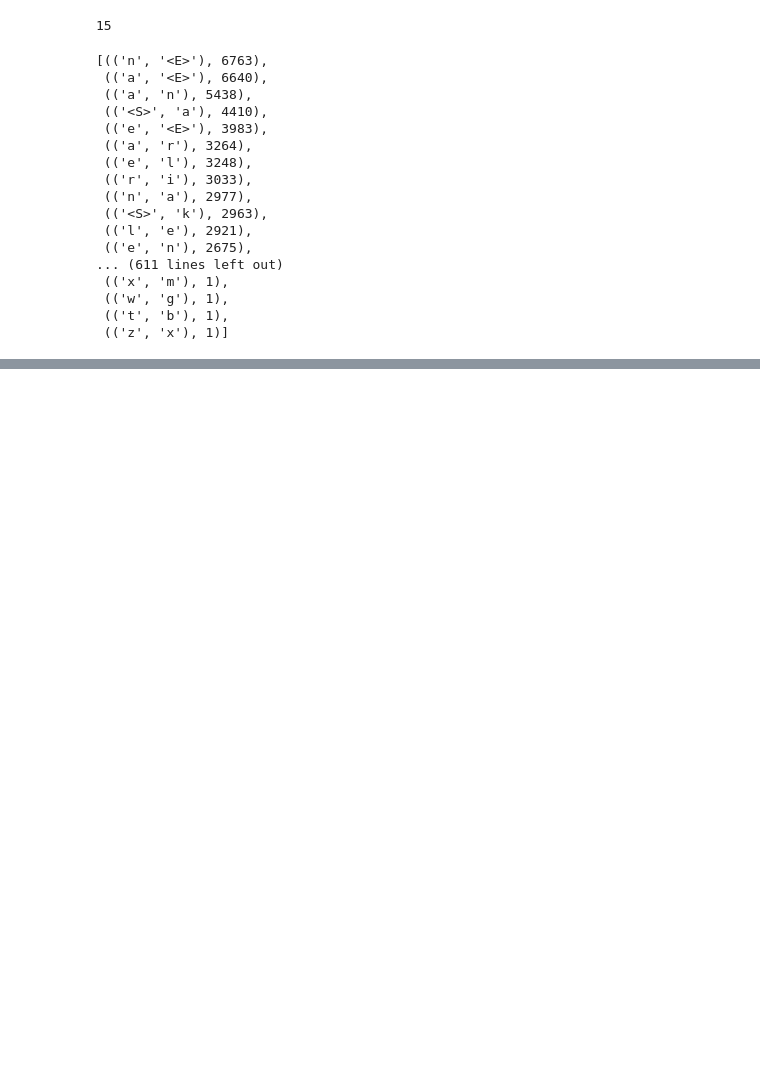
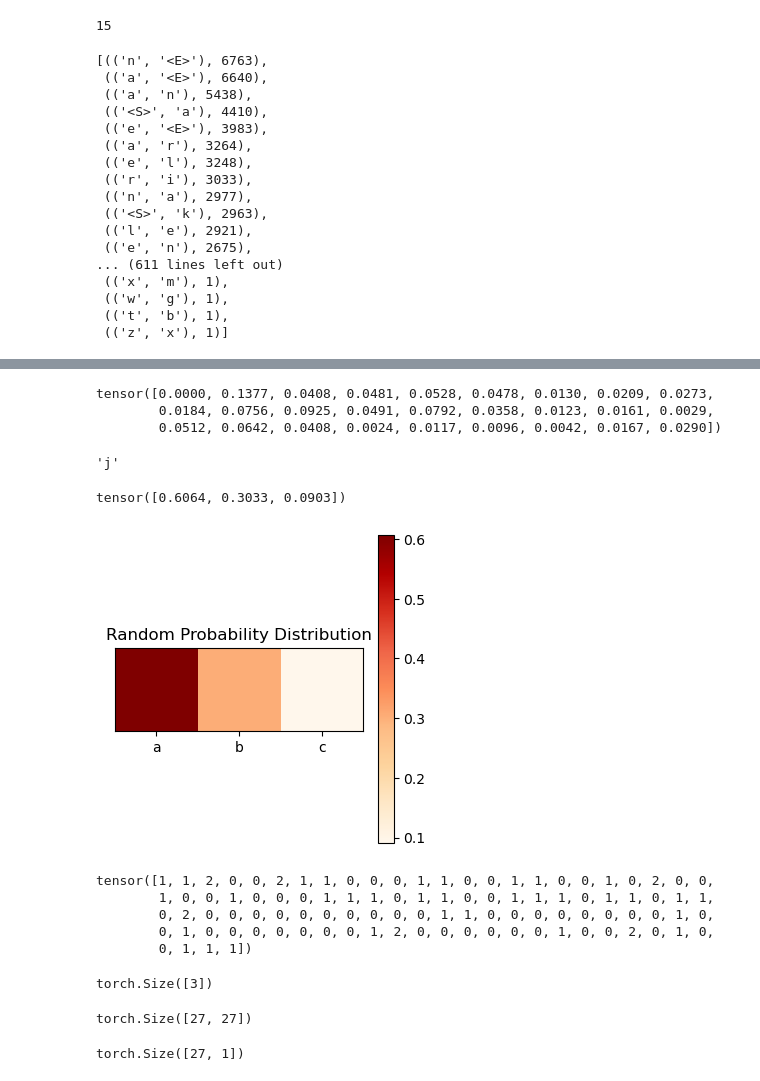
Before and after one commit to mghiremath/makemore, a Jupyter notebook: makemore-tutorial.ipynb, the cells around one changed output, grey strips where cells are left out. Drawn from its saved outputs; the diff is of its cells as text; code cells hidden in the pictures; blank space fills up the shorter version.

```diff
--- a/makemore-tutorial.ipynb
+++ b/makemore-tutorial.ipynb
@@ -122,0 +107,35 @@ plt.imshow(N)
+# %%
+print(p)
+g = torch.Generator().manual_seed(2147483647)
+ix = torch.multinomial(p, num_samples=1, replacement=True, generator=g).item()   # sample, num_samples=20 means we want to sample 20 characters, replacement=True means we can sample the same character multiple times
+itos[ix] # get the integer value from the tensor
+# %% [output]
+tensor([0.0000, 0.1377, 0.0408, 0.0481, 0.0528, 0.0478, 0.0130, 0.0209, 0.0273,
+        0.0184, 0.0756, 0.0925, 0.0491, 0.0792, 0.0358, 0.0123, 0.0161, 0.0029,
+        0.0512, 0.0642, 0.0408, 0.0024, 0.0117, 0.0096, 0.0042, 0.0167, 0.0290])
+'j'
+# %%
+g = torch.Generator().manual_seed(2147483647)  # deterministic random number generator for reproducibility - this is the maximum seed value for 32-bit integers
+p = torch.rand(3, generator=g) # random probabilities for 3 elements
+p /= p.sum()  # normalize to get probabilities
+print(p)  # this is a random probability distribution over 3 elements
+plt.figure(figsize=(4, 4)) # size of the figure
+plt.imshow(p[None, :], cmap='OrRd')  # p is a 1D array, so we need to add a new dimension to make it 2D for visualization
+plt.xticks(range(3), ['a', 'b', 'c'])  # set x-ticks to the characters
+plt.yticks([])  # no y-ticks
+plt.colorbar()  # add a colorbar to show the scale
+plt.title('Random Probability Distribution')  # title of the plot
+plt.show()
+# %% [output]
+tensor([0.6064, 0.3033, 0.0903])
+[figure, added]
+# %%
+# We will use torch.multinomial to sample from this distribution
+ix = torch.multinomial(p, num_samples=100, replacement=True, generator=g)  # sample, num_samples=20 means we want to sample 20 characters, replacement=True means we can sample the same character multiple times
+ix
+# %% [output]
+tensor([1, 1, 2, 0, 0, 2, 1, 1, 0, 0, 0, 1, 1, 0, 0, 1, 1, 0, 0, 1, 0, 2, 0, 0,
+        1, 0, 0, 1, 0, 0, 0, 1, 1, 1, 0, 1, 1, 0, 0, 1, 1, 1, 0, 1, 1, 0, 1, 1,
+        0, 2, 0, 0, 0, 0, 0, 0, 0, 0, 0, 0, 1, 1, 0, 0, 0, 0, 0, 0, 0, 0, 1, 0,
+        0, 1, 0, 0, 0, 0, 0, 0, 0, 1, 2, 0, 0, 0, 0, 0, 0, 1, 0, 0, 2, 0, 1, 0,
+        0, 1, 1, 1])
@@ -122,0 +146,16 @@ plt.imshow(N)
+# %%
+# Aligning two arrays for broadcasting (27, 27) and (27, 1) to (27, 27). rules for this are:
+# 1. If the dimensions are equal, they are aligned.
+# 2. If one of the dimensions is 1, it is stretched to match the other dimension.
+# 3. If the dimensions are not equal and neither is 1, an error is raised.
+p.shape
+# %% [output]
+torch.Size([3])
+# %%
+P.shape
+# %% [output]
+torch.Size([27, 27])
+# %%
+P.sum(dim=1, keepdim=True).shape  # (27 by 1) - this is the sum of each row, keepdim=True keeps the dimensions for broadcasting
+# %% [output]
+torch.Size([27, 1])
```
Also changed, not shown: parts of 47 cells of this notebook.
